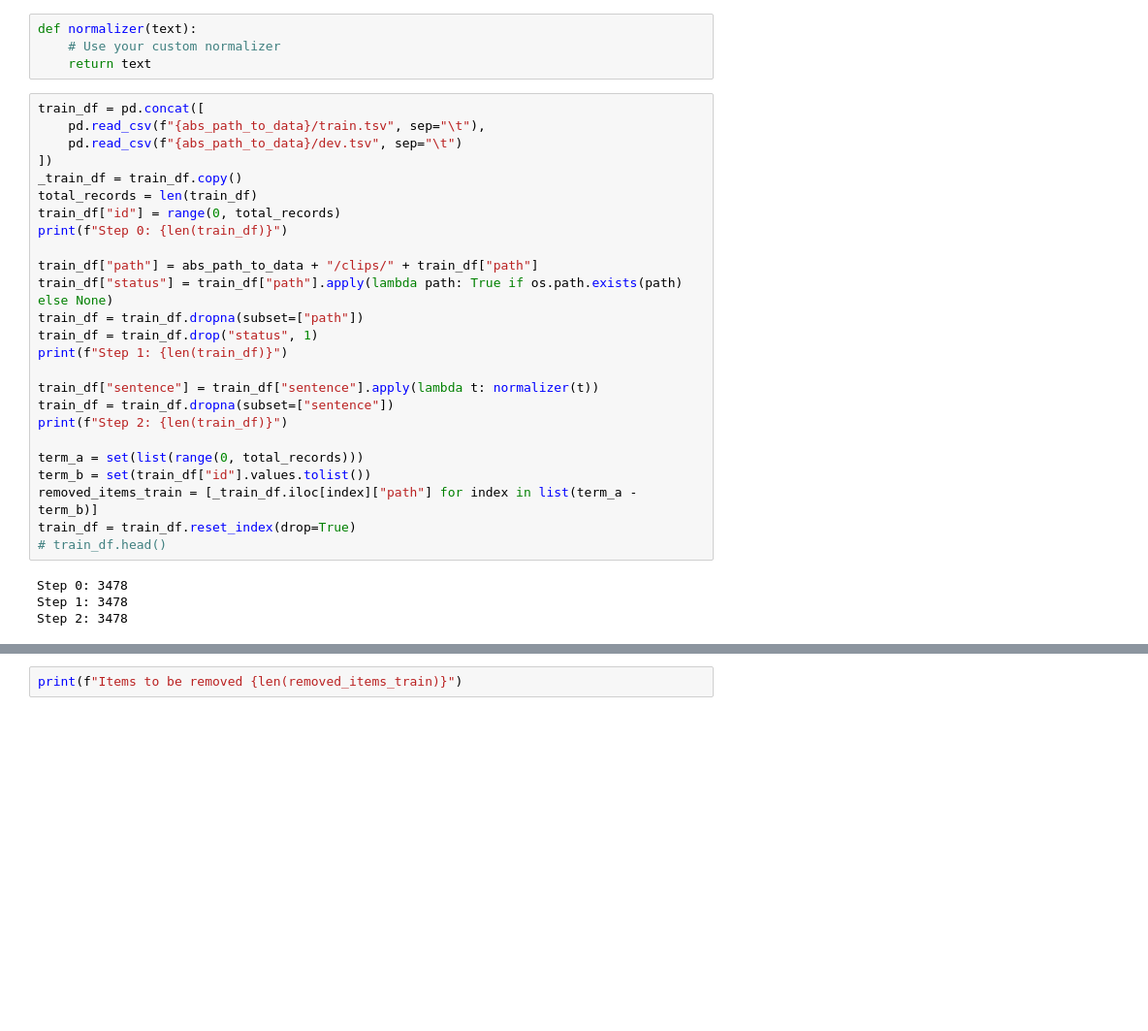
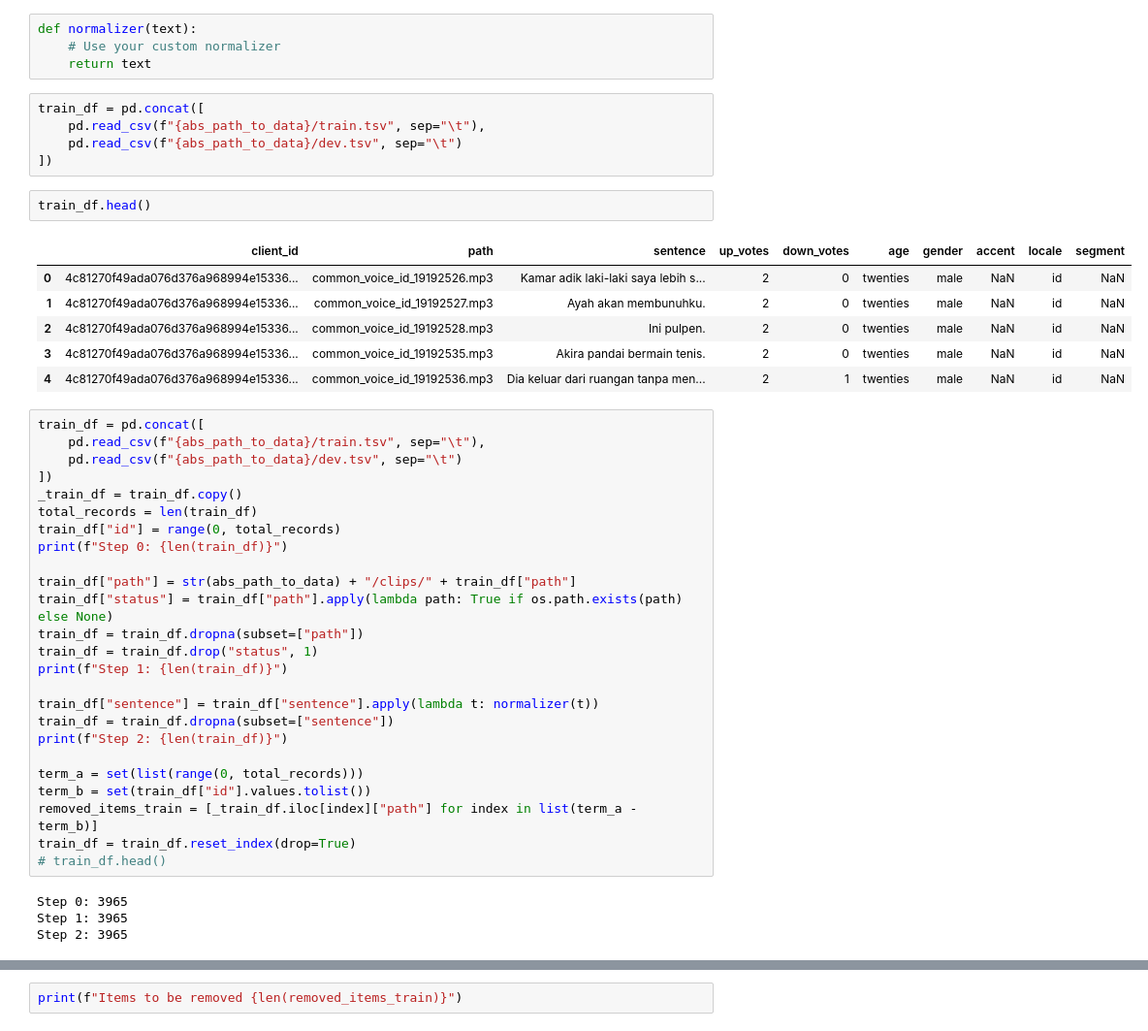
Before and after one commit to cahya-wirawan/indonesian-speech-recognition, a Jupyter notebook: Weights_&_Biases_Hugging_Face_XLSR_Fine_tune_Week.ipynb, the cells around one changed output, grey strips where cells are left out. Shown at 97% size. Drawn from its saved outputs; the diff is of its cells as text; blank space fills up the shorter version.

```diff
--- a/Weights_&_Biases_Hugging_Face_XLSR_Fine_tune_Week.ipynb
+++ b/Weights_&_Biases_Hugging_Face_XLSR_Fine_tune_Week.ipynb
@@ -191,6 +178,20 @@ abs_path_to_data = os.path.join("/content", "cv-corpus-6.1-2020-12-11", "tr")
 def normalizer(text):
     # Use your custom normalizer
     return text
+# %%
+train_df = pd.concat([
+    pd.read_csv(f"{abs_path_to_data}/train.tsv", sep="\t"),
+    pd.read_csv(f"{abs_path_to_data}/dev.tsv", sep="\t")
+])
+# %%
+train_df.head()
+# %% [output]
+|  | client_id | path | sentence | up_votes | down_votes | age | gender | accent | locale | segment |
+| 0 | 4c81270f49ada076d376a968994e15336... | common_voice_id_19192526.mp3 | Kamar adik laki-laki saya lebih s... | 2 | 0 | twenties | male | NaN | id | NaN |
+| 1 | 4c81270f49ada076d376a968994e15336... | common_voice_id_19192527.mp3 | Ayah akan membunuhku. | 2 | 0 | twenties | male | NaN | id | NaN |
+| 2 | 4c81270f49ada076d376a968994e15336... | common_voice_id_19192528.mp3 | Ini pulpen. | 2 | 0 | twenties | male | NaN | id | NaN |
+| 3 | 4c81270f49ada076d376a968994e15336... | common_voice_id_19192535.mp3 | Akira pandai bermain tenis. | 2 | 0 | twenties | male | NaN | id | NaN |
+| 4 | 4c81270f49ada076d376a968994e15336... | common_voice_id_19192536.mp3 | Dia keluar dari ruangan tanpa men... | 2 | 1 | twenties | male | NaN | id | NaN |
 # %%
 train_df = pd.concat([
     pd.read_csv(f"{abs_path_to_data}/train.tsv", sep="\t"),
@@ -201,7 +202,7 @@ total_records = len(train_df)
 train_df["id"] = range(0, total_records)
 print(f"Step 0: {len(train_df)}")
 
-train_df["path"] = abs_path_to_data + "/clips/" + train_df["path"]
+train_df["path"] = str(abs_path_to_data) + "/clips/" + train_df["path"]
 train_df["status"] = train_df["path"].apply(lambda path: True if os.path.exists(path) else None)
 train_df = train_df.dropna(subset=["path"])
 train_df = train_df.drop("status", 1)
@@ -217,6 +218,6 @@ removed_items_train = [_train_df.iloc[index]["path"] for index in list(term_a -
 train_df = train_df.reset_index(drop=True)
 # train_df.head()
 # %% [output]
-Step 0: 3478
-Step 1: 3478
-Step 2: 3478
+Step 0: 3965
+Step 1: 3965
+Step 2: 3965
```
Also changed, not shown: parts of 38 cells of this notebook, 5 other files.
